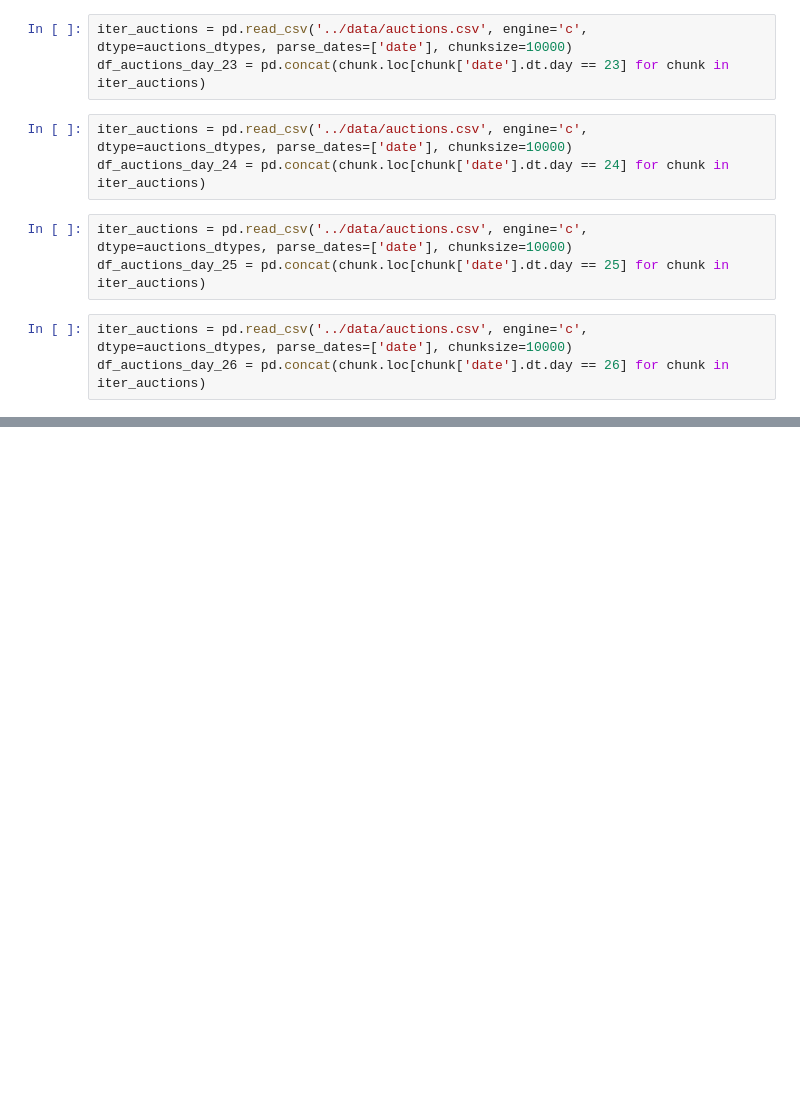
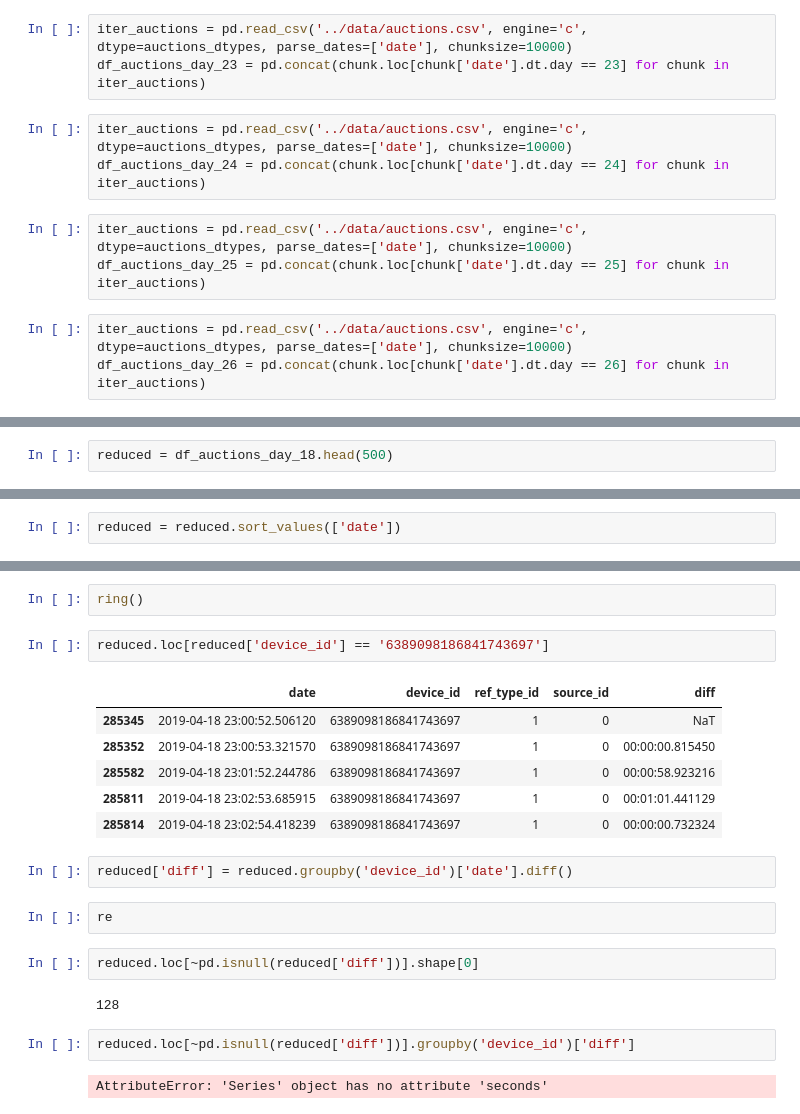
Before and after one commit to rozanecm/7506_tp2_1c2019, a Jupyter notebook: notebooks/My nb by mr.ipynb, the cells around one changed output, grey strips where cells are left out. Saved outputs shown, nothing was run; the diff lists cells and outputs as text; blank space fills up the shorter version.

```diff
--- a/notebooks/My nb by mr.ipynb
+++ b/notebooks/My nb by mr.ipynb
@@ -401,0 +420,2 @@ df_auctions_day_26 = pd.concat(chunk.loc[chunk['date'].dt.day == 26] for chunk i
+# %%
+reduced = df_auctions_day_18.head(500)
@@ -401,0 +426,2 @@ df_auctions_day_26 = pd.concat(chunk.loc[chunk['date'].dt.day == 26] for chunk i
+# %%
+reduced = reduced.sort_values(['date'])
@@ -401,0 +437,23 @@ df_auctions_day_26 = pd.concat(chunk.loc[chunk['date'].dt.day == 26] for chunk i
+# %%
+ring()
+# %%
+reduced.loc[reduced['device_id'] == '6389098186841743697']
+# %% [output]
+|  | date | device_id | ref_type_id | source_id | diff |
+| 285345 | 2019-04-18 23:00:52.506120 | 6389098186841743697 | 1 | 0 | NaT |
+| 285352 | 2019-04-18 23:00:53.321570 | 6389098186841743697 | 1 | 0 | 00:00:00.815450 |
+| 285582 | 2019-04-18 23:01:52.244786 | 6389098186841743697 | 1 | 0 | 00:00:58.923216 |
+| 285811 | 2019-04-18 23:02:53.685915 | 6389098186841743697 | 1 | 0 | 00:01:01.441129 |
+| 285814 | 2019-04-18 23:02:54.418239 | 6389098186841743697 | 1 | 0 | 00:00:00.732324 |
+# %%
+reduced['diff'] = reduced.groupby('device_id')['date'].diff()
+# %%
+re
+# %%
+reduced.loc[~pd.isnull(reduced['diff'])].shape[0]
+# %% [output]
+128
+# %%
+reduced.loc[~pd.isnull(reduced['diff'])].groupby('device_id')['diff']
+# %% [output]
+AttributeError: 'Series' object has no attribute 'seconds'
```
Also changed, not shown: parts of 8 cells of this notebook.
